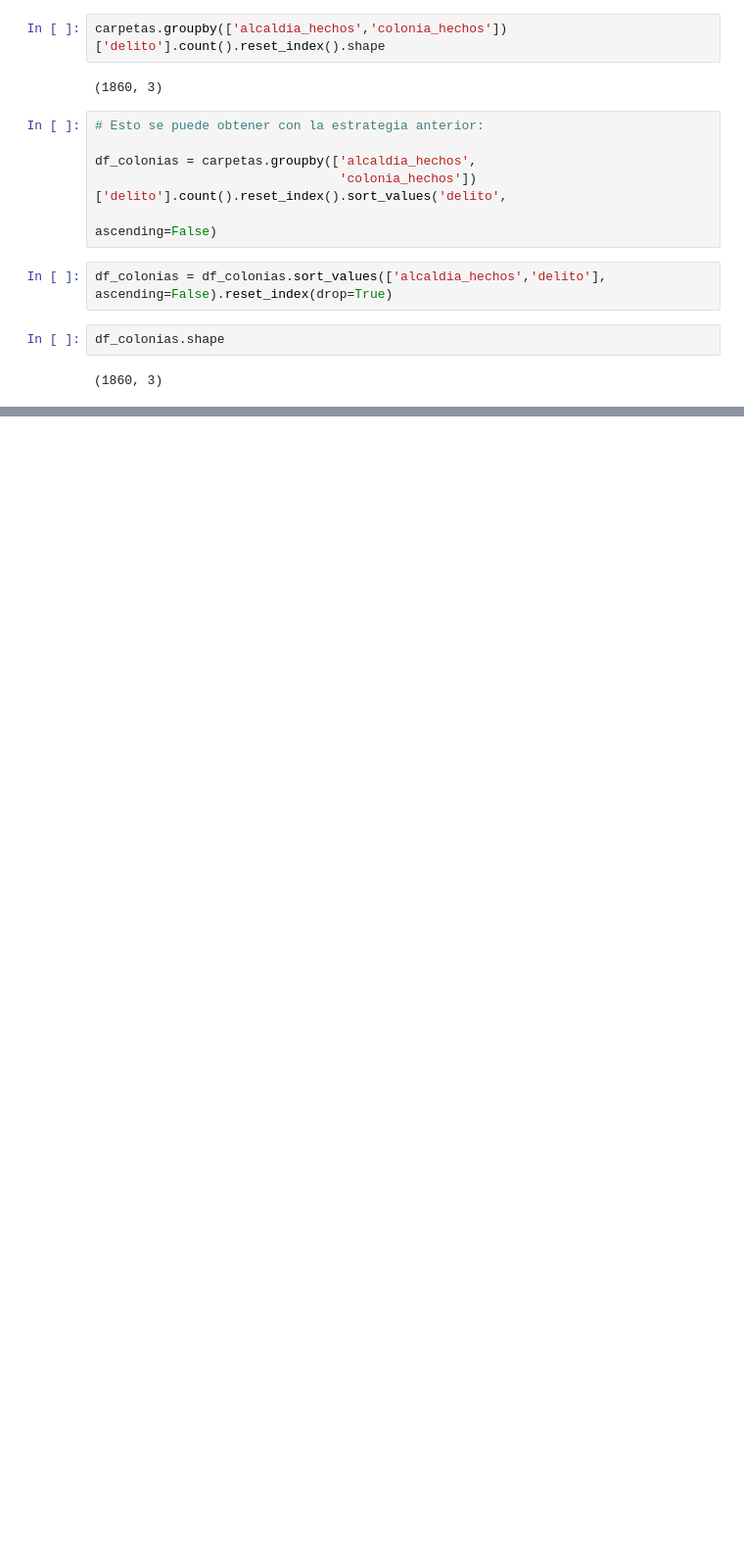
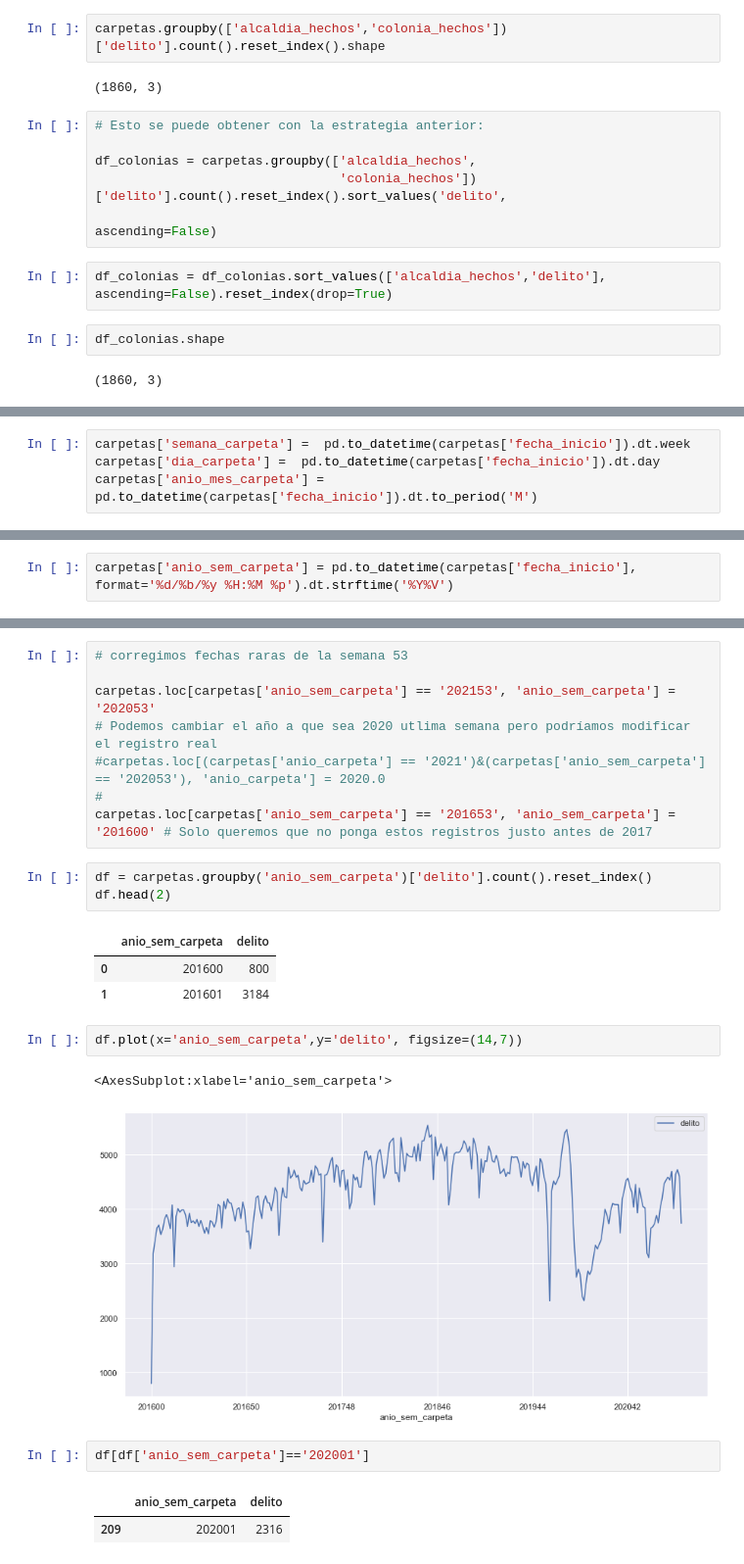
Before and after one commit to qSergio/Furious-spark, a Jupyter notebook: SeccionA/DatosAbiertosCDMX.ipynb, the cells around one changed output, grey strips where cells are left out. Shown at 98% size. Saved outputs shown, nothing was run; the diff lists cells and outputs as text; blank space fills up the shorter version.

```diff
--- a/SeccionA/DatosAbiertosCDMX.ipynb
+++ b/SeccionA/DatosAbiertosCDMX.ipynb
@@ -307,0 +307,4 @@ df_colonias.groupby(['alcaldia_hechos']).head(1)
+# %%
+carpetas['semana_carpeta'] =  pd.to_datetime(carpetas['fecha_inicio']).dt.week
+carpetas['dia_carpeta'] =  pd.to_datetime(carpetas['fecha_inicio']).dt.day
+carpetas['anio_mes_carpeta'] = pd.to_datetime(carpetas['fecha_inicio']).dt.to_period('M')
@@ -307,0 +313,2 @@ df_colonias.groupby(['alcaldia_hechos']).head(1)
+# %%
+carpetas['anio_sem_carpeta'] = pd.to_datetime(carpetas['fecha_inicio'], format='%d/%b/%y %H:%M %p').dt.strftime('%Y%V')
@@ -307,0 +343,25 @@ df_colonias.groupby(['alcaldia_hechos']).head(1)
+# %%
+# corregimos fechas raras de la semana 53
+
+carpetas.loc[carpetas['anio_sem_carpeta'] == '202153', 'anio_sem_carpeta'] = '202053'
+# Podemos cambiar el año a que sea 2020 utlima semana pero podríamos modificar el registro real
+#carpetas.loc[(carpetas['anio_carpeta'] == '2021')&(carpetas['anio_sem_carpeta'] == '202053'), 'anio_carpeta'] = 2020.0
+#
+carpetas.loc[carpetas['anio_sem_carpeta'] == '201653', 'anio_sem_carpeta'] = '201600' # Solo queremos que no ponga estos registros justo antes de 2017
+# %%
+df = carpetas.groupby('anio_sem_carpeta')['delito'].count().reset_index()
+df.head(2)
+# %% [output]
+|  | anio_sem_carpeta | delito |
+| 0 | 201600 | 800 |
+| 1 | 201601 | 3184 |
+# %%
+df.plot(x='anio_sem_carpeta',y='delito', figsize=(14,7))
+# %% [output]
+<AxesSubplot:xlabel='anio_sem_carpeta'>
+[figure, added]
+# %%
+df[df['anio_sem_carpeta']=='202001']
+# %% [output]
+|  | anio_sem_carpeta | delito |
+| 209 | 202001 | 2316 |
```
Also changed, not shown: parts of 32 cells of this notebook, 1 other file.
